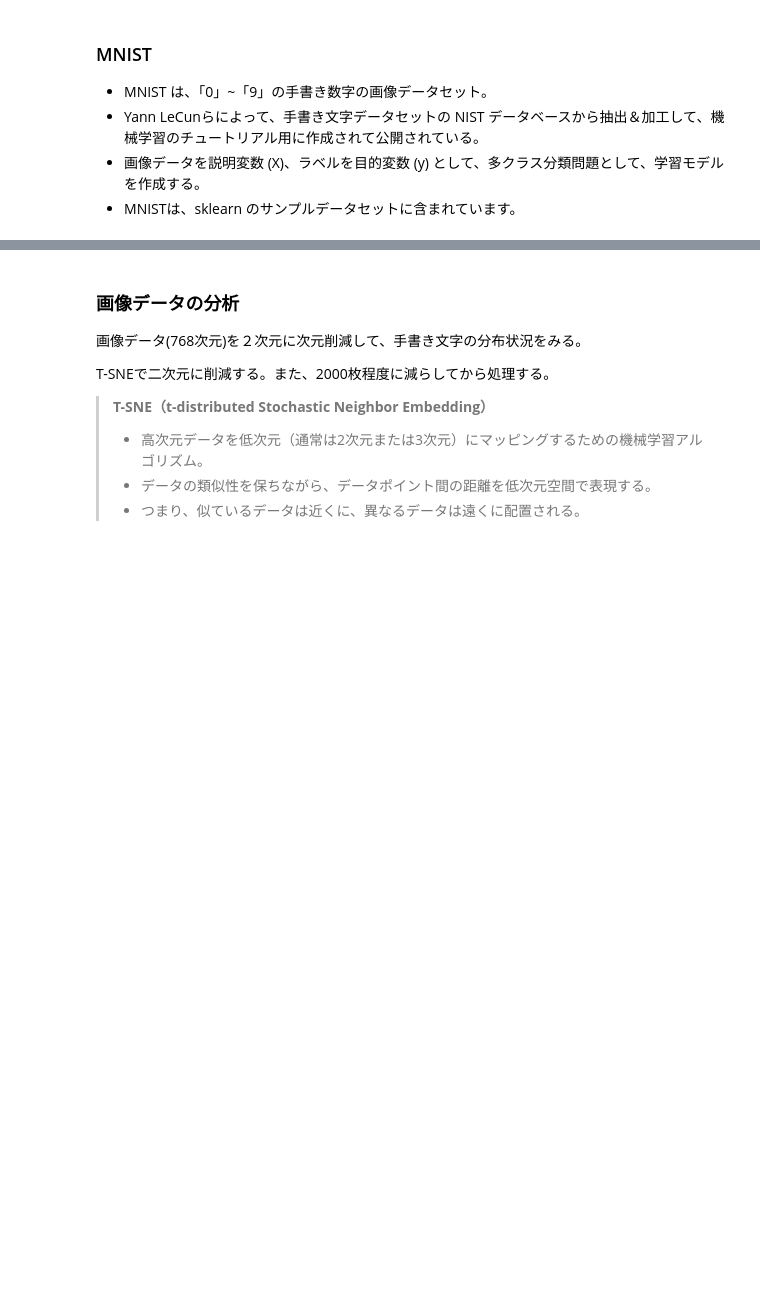
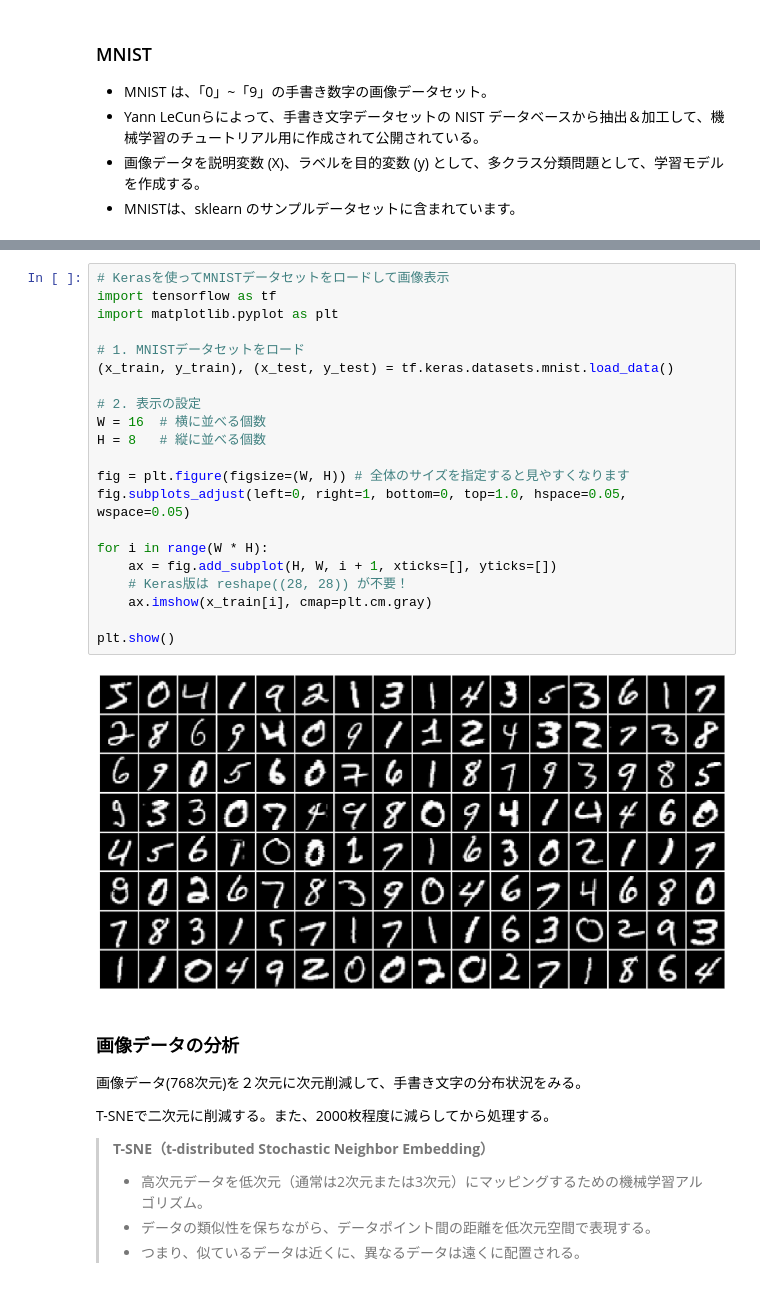
Before and after one commit to mochi7415/ml-collection, a Jupyter notebook: 01_Study/Basics/Data_science/09_パーセプトロンによる画像認識.ipynb, the cells around one changed output, grey strips where cells are left out. Saved outputs shown, nothing was run; the diff lists cells and outputs as text; blank space fills up the shorter version.

```diff
--- a/01_Study/Basics/Data_science/09_パーセプトロンによる画像認識.ipynb
+++ b/01_Study/Basics/Data_science/09_パーセプトロンによる画像認識.ipynb
@@ -67,3 +92,26 @@ plt.show()
+# %%
+# Kerasを使ってMNISTデータセットをロードして画像表示
+import tensorflow as tf
+import matplotlib.pyplot as plt
+
+# 1. MNISTデータセットをロード
+(x_train, y_train), (x_test, y_test) = tf.keras.datasets.mnist.load_data()
+
+# 2. 表示の設定
+W = 16  # 横に並べる個数
+H = 8   # 縦に並べる個数
+
+fig = plt.figure(figsize=(W, H)) # 全体のサイズを指定すると見やすくなります
+fig.subplots_adjust(left=0, right=1, bottom=0, top=1.0, hspace=0.05, wspace=0.05)
+
+for i in range(W * H):
+    ax = fig.add_subplot(H, W, i + 1, xticks=[], yticks=[])
+    # Keras版は reshape((28, 28)) が不要！
+    ax.imshow(x_train[i], cmap=plt.cm.gray)
+
+plt.show()
+# %% [output]
+[figure, added]
 # %% [markdown]
 ### 画像データの分析
 画像データ(768次元)を２次元に次元削減して、手書き文字の分布状況をみる。
```
Also changed, not shown: parts of 9 cells of this notebook, 2 other files.
